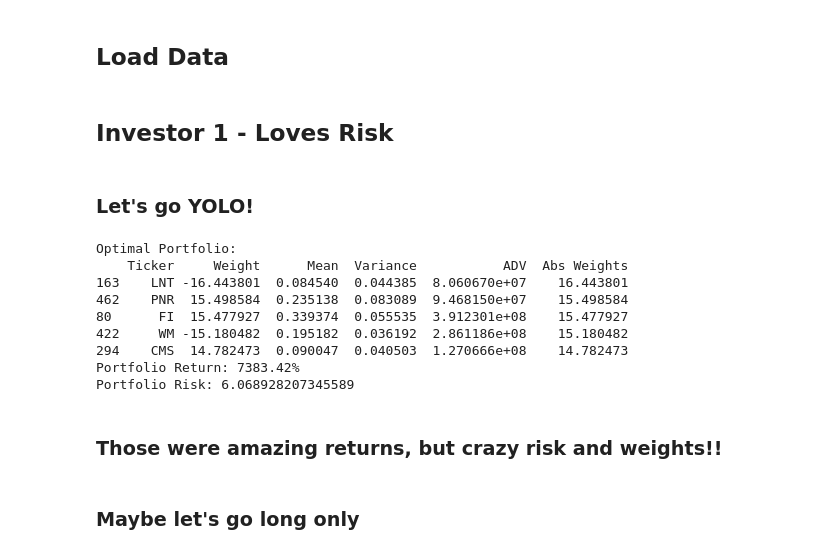
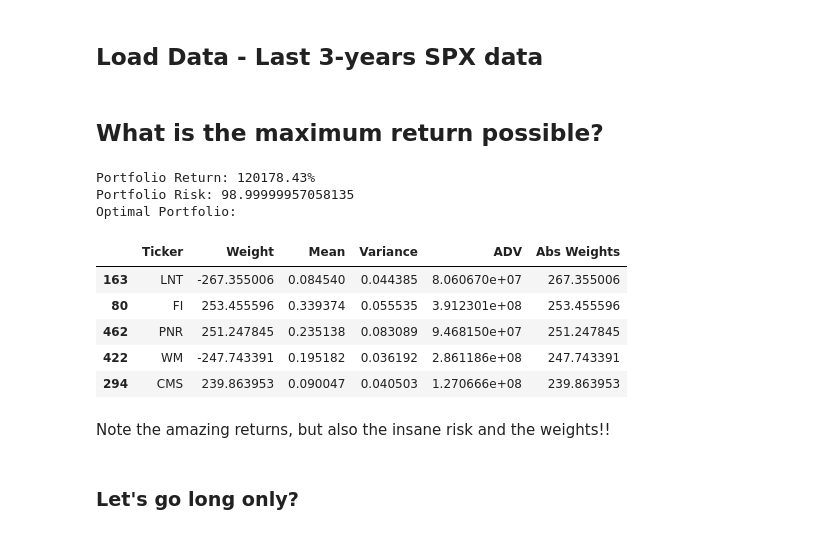
Before and after one commit to chakshugoyal97/equity-optimiser, a Jupyter notebook: workbooks/workbook.ipynb, the cells around one changed output. Saved outputs shown, nothing was run; the diff lists cells and outputs as text; code cells hidden in the pictures.

```diff
--- a/workbooks/workbook.ipynb
+++ b/workbooks/workbook.ipynb
@@ -11,5 +30,5 @@ from download_data import load_optimization_data
 # %% [markdown]
-## Load Data
+## Load Data - Last 3-years SPX data
 # %%
 # Load the data
 data = load_optimization_data(Path(os.path.abspath(".") + "/spx_data"), 500)
@@ -17,7 +36,44 @@ tickers = data['tickers']
 expected_returns = data['expected_returns']
 covariance_matrix = data['covariance_matrix']
 adv = data['adv']
-# %% [markdown]
-## Investor 1 - Loves Risk
+# %%
+def show_results(weights, port_return, port_risk):
+    # Create results DataFrame
+    results_df = pd.DataFrame({
+        'Ticker': tickers,
+        'Weight': weights,
+        'Mean': expected_returns,
+        'Variance': np.diag(covariance_matrix),
+        'ADV': adv,
+        'Abs Weights': np.abs(weights)
+    }).sort_values('Abs Weights', ascending=False)
+    print(f"Portfolio Return: {port_return:.2%}")
+    print(f"Portfolio Risk: {port_risk}")
+    print("Optimal Portfolio:")
+    # print(results_df.head(5))  # Show top holdings
+    return results_df
+# %% [markdown]
+## What is the maximum return possible?
+# %%
+optimiser = EquityOptimiser(
+    expected_returns=expected_returns,
+    covariance_matrix=covariance_matrix
+)
+
+# Run optimization
+weights, port_return, port_risk = optimiser.optimise_return_given_risk(99)
+show_results(weights, port_return, port_risk)[:5]
+# %% [output]
+Portfolio Return: 120178.43%
+Portfolio Risk: 98.99999957058135
+Optimal Portfolio:
+|  | Ticker | Weight | Mean | Variance | ADV | Abs Weights |
+| 163 | LNT | -267.355006 | 0.084540 | 0.044385 | 8.060670e+07 | 267.355006 |
+| 80 | FI | 253.455596 | 0.339374 | 0.055535 | 3.912301e+08 | 253.455596 |
+| 462 | PNR | 251.247845 | 0.235138 | 0.083089 | 9.468150e+07 | 251.247845 |
+| 422 | WM | -247.743391 | 0.195182 | 0.036192 | 2.861186e+08 | 247.743391 |
+| 294 | CMS | 239.863953 | 0.090047 | 0.040503 | 1.270666e+08 | 239.863953 |
+# %% [markdown]
+Note the amazing returns, but also the insane risk and the weights!!
 # %% [markdown]
-### Let's go YOLO!
+### Let's go long only?
@@ -42,19 +79,0 @@ results_df = pd.DataFrame({
-# %%
-print("Optimal Portfolio:")
-print(results_df.head(5))  # Show top holdings
-print(f"Portfolio Return: {port_return:.2%}")
-print(f"Portfolio Risk: {port_risk}")
-# %% [output]
-Optimal Portfolio:
-    Ticker     Weight      Mean  Variance           ADV  Abs Weights
-163    LNT -16.443801  0.084540  0.044385  8.060670e+07    16.443801
-462    PNR  15.498584  0.235138  0.083089  9.468150e+07    15.498584
-80      FI  15.477927  0.339374  0.055535  3.912301e+08    15.477927
-422     WM -15.180482  0.195182  0.036192  2.861186e+08    15.180482
-294    CMS  14.782473  0.090047  0.040503  1.270666e+08    14.782473
-Portfolio Return: 7383.42%
-Portfolio Risk: 6.068928207345589
-# %% [markdown]
-### Those were amazing returns, but crazy risk and weights!!
-# %% [markdown]
-### Maybe let's go long only
```
Also changed, not shown: parts of 19 cells of this notebook, 7 other files.
